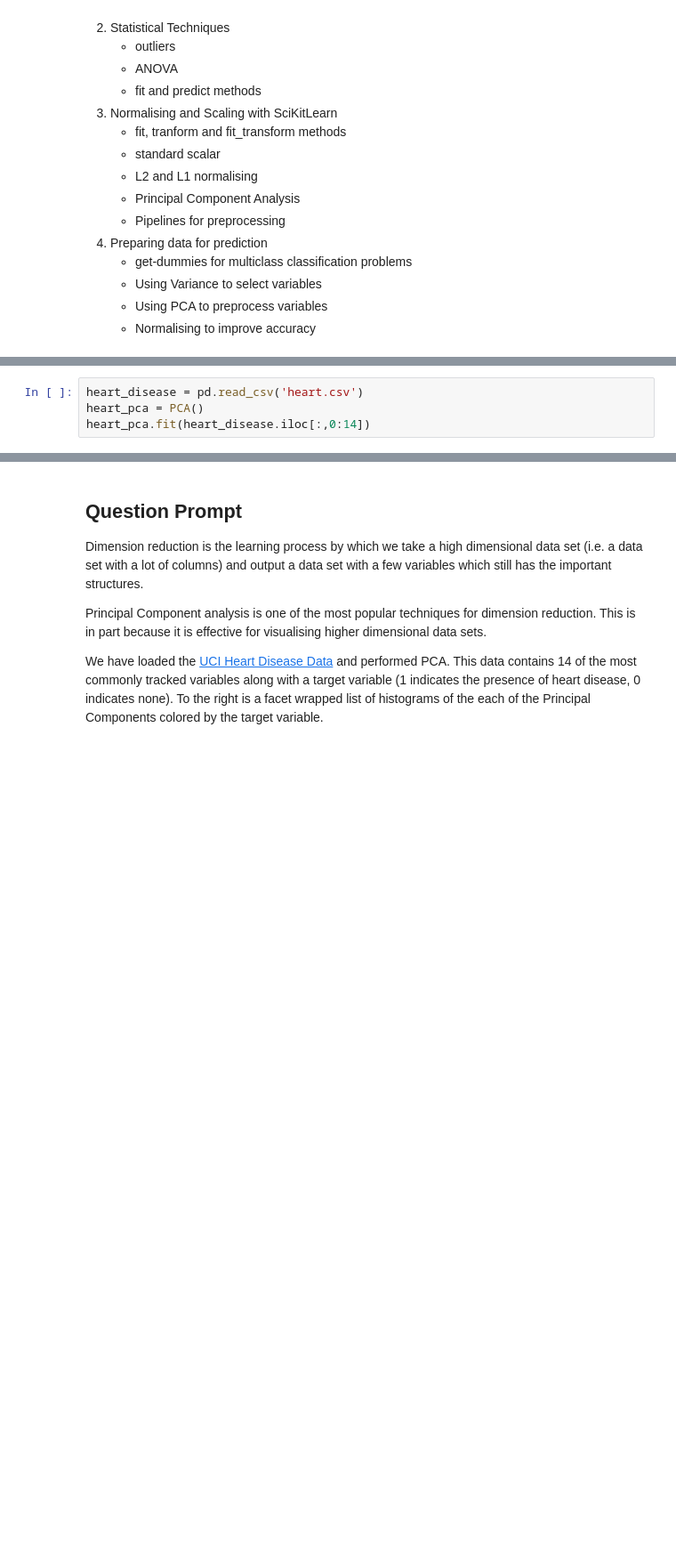
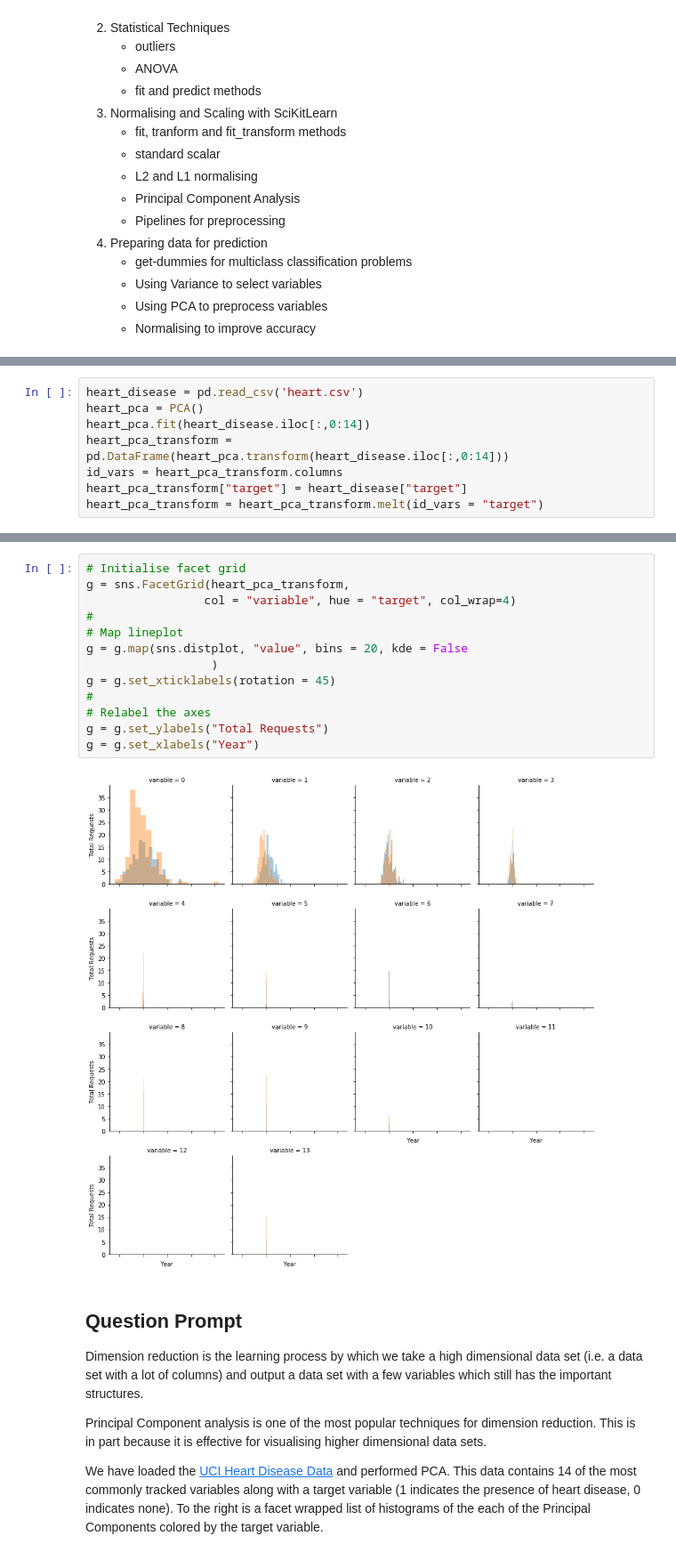
Before and after one commit to dkellehe/DataCampOutline, a Jupyter notebook: DataCampOutline.ipynb, the cells around one changed output, grey strips where cells are left out. Shown at 89% size. Drawn from its saved outputs; the diff is of its cells as text; blank space fills up the shorter version.

```diff
--- a/DataCampOutline.ipynb
+++ b/DataCampOutline.ipynb
@@ -94,3 +95,7 @@ from sklearn.decomposition import PCA
 heart_disease = pd.read_csv('heart.csv')
 heart_pca = PCA()
 heart_pca.fit(heart_disease.iloc[:,0:14])
+heart_pca_transform = pd.DataFrame(heart_pca.transform(heart_disease.iloc[:,0:14]))
+id_vars = heart_pca_transform.columns
+heart_pca_transform["target"] = heart_disease["target"]
+heart_pca_transform = heart_pca_transform.melt(id_vars = "target")
@@ -100,3 +111,18 @@ PCA(copy=True, iterated_power='auto', n_components=None, random_state=None,
+# %%
+# Initialise facet grid
+g = sns.FacetGrid(heart_pca_transform,
+                 col = "variable", hue = "target", col_wrap=4)
+#
+# Map lineplot
+g = g.map(sns.distplot, "value", bins = 20, kde = False
+                  )
+g = g.set_xticklabels(rotation = 45)
+#
+# Relabel the axes
+g = g.set_ylabels("Total Requests")
+g = g.set_xlabels("Year")
+# %% [output]
+[figure, added]
 # %% [markdown]
 ## Question Prompt
 
```
Also changed, not shown: parts of 3 cells of this notebook.
